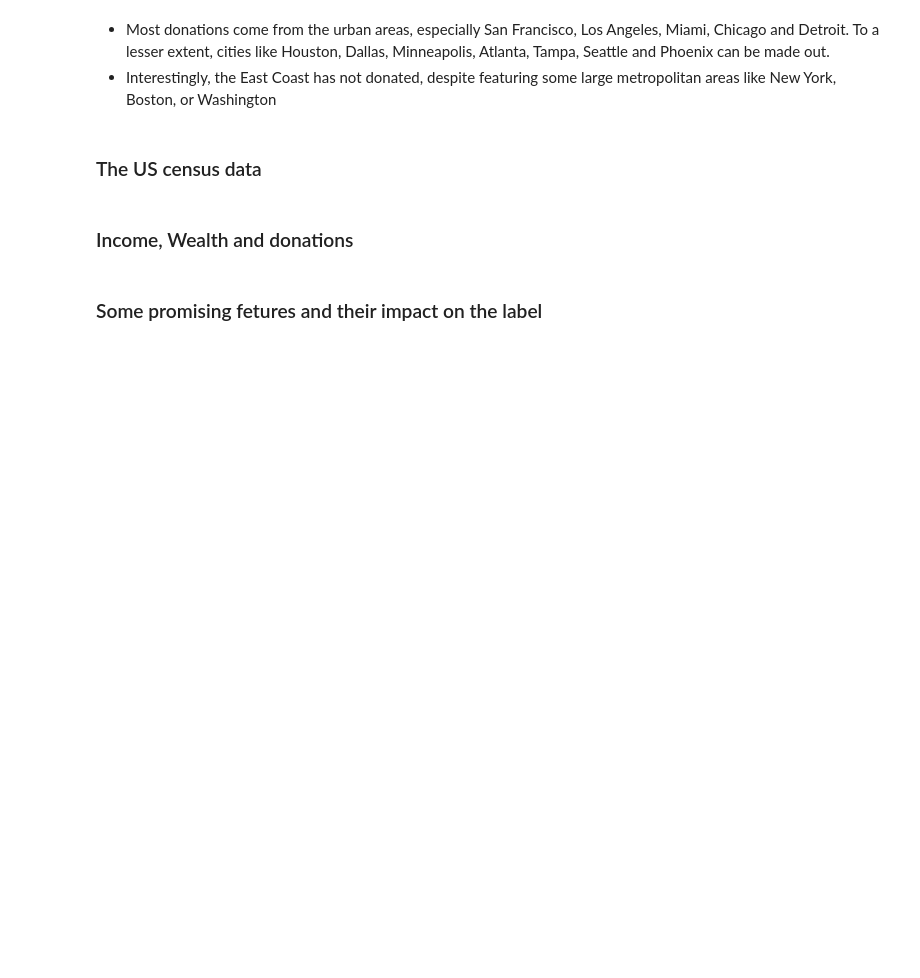
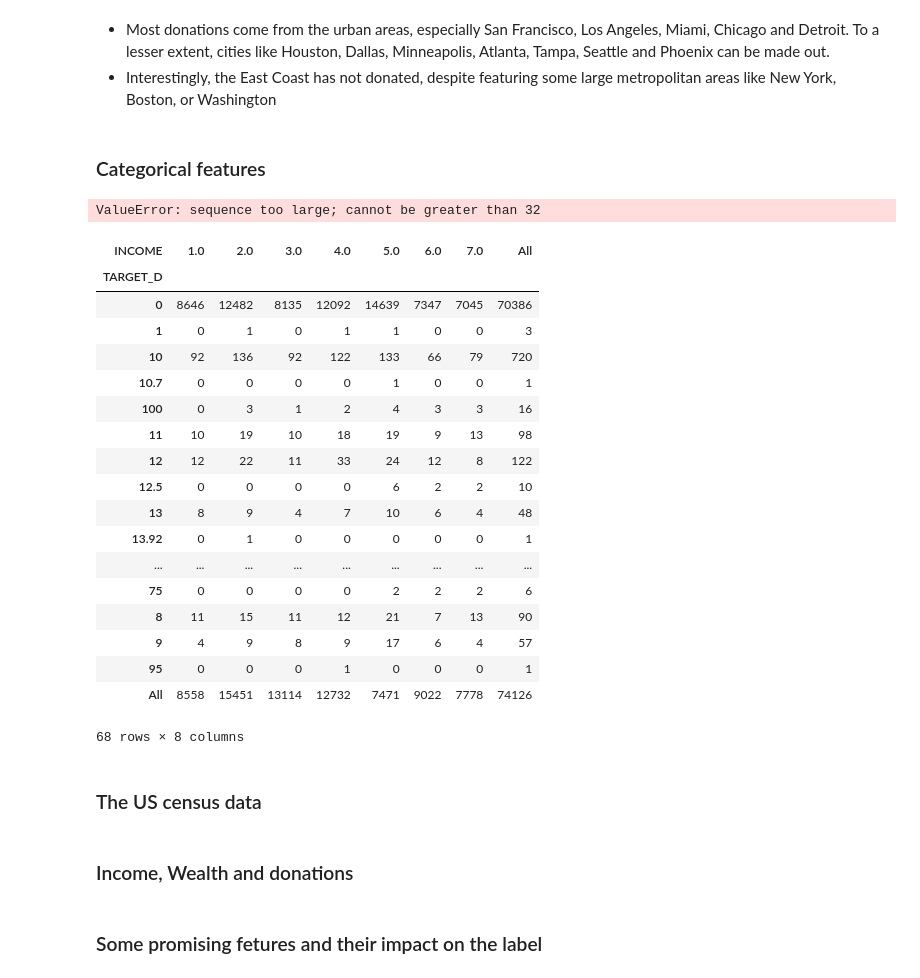
Before and after one commit to datarian/master-thesis-msc-statistics, a Jupyter notebook: code/jupyter_notebooks/eda.ipynb, the cells around one changed output. Saved outputs shown, nothing was run; the diff lists cells and outputs as text; code cells hidden in the pictures; blank space fills up the shorter version.

```diff
--- a/code/jupyter_notebooks/eda.ipynb
+++ b/code/jupyter_notebooks/eda.ipynb
@@ -400,2 +400,4 @@ durations = pd.DataFrame(durations, index=learning.index,columns=duration_featur
-# %%
-learning = learning.merge(durations, on=learning.index.name)
+# %%
+for cat in learning.select_dtypes(include="category").columns:
+    learning[cat] = learning[cat].cat.remove_unused_categories()
+    print("Feature: {}\n{}".format(cat, learning[cat].cat.categories))
@@ -401,0 +465,3 @@ learning = learning.merge(durations, on=learning.index.name)
+# %%
+int_cols = learning.select_dtypes(include="int64").columns
+learning[int_cols] = learning[int_cols].astype("float64")
@@ -650,3 +681,12 @@ Saving figure donations_geographical
 # %% [markdown]
 * Most donations come from the urban areas, especially San Francisco, Los Angeles, Miami, Chicago and Detroit. To a lesser extent, cities like Houston, Dallas, Minneapolis, Atlanta, Tampa, Seattle and Phoenix can be made out.
 * Interestingly, the East Coast has not donated, despite featuring some large metropolitan areas like New York, Boston, or Washington
+# %% [markdown]
+### Categorical features
+# %%
+categories = learning.select_dtypes("category").copy()
+target = categories['TARGET_D']
+categories = categories.drop('TARGET_D', axis=1)
+#categories['TARGET_B'] = learning.TARGET_B.astype("category")
+#categories['TARGET_D'] = learning.TARGET_D
+#categories_grouped = categories.groupby('TARGET_B')
@@ -653,3 +695,30 @@ Saving figure donations_geographical
+# %%
+lm = LogisticRegression(C=1e5, solver='lbfgs', multi_class='multinomial')
+lm.fit(np.ndarray(categories),y=np.ndarray(target))
+# %% [output]
+ValueError: sequence too large; cannot be greater than 32
+# %%
+pd.crosstab(categories.TARGET_D,[categories.INCOME],margins=True)
+# %% [output]
+| INCOME | 1.0 | 2.0 | 3.0 | 4.0 | 5.0 | 6.0 | 7.0 | All |
+| TARGET_D |  |  |  |  |  |  |  |  |
+| 0 | 8646 | 12482 | 8135 | 12092 | 14639 | 7347 | 7045 | 70386 |
+| 1 | 0 | 1 | 0 | 1 | 1 | 0 | 0 | 3 |
+| 10 | 92 | 136 | 92 | 122 | 133 | 66 | 79 | 720 |
+| 10.7 | 0 | 0 | 0 | 0 | 1 | 0 | 0 | 1 |
+| 100 | 0 | 3 | 1 | 2 | 4 | 3 | 3 | 16 |
+| 11 | 10 | 19 | 10 | 18 | 19 | 9 | 13 | 98 |
+| 12 | 12 | 22 | 11 | 33 | 24 | 12 | 8 | 122 |
+| 12.5 | 0 | 0 | 0 | 0 | 6 | 2 | 2 | 10 |
+| 13 | 8 | 9 | 4 | 7 | 10 | 6 | 4 | 48 |
+| 13.92 | 0 | 1 | 0 | 0 | 0 | 0 | 0 | 1 |
+| ... | ... | ... | ... | ... | ... | ... | ... | ... |
+| 75 | 0 | 0 | 0 | 0 | 2 | 2 | 2 | 6 |
+| 8 | 11 | 15 | 11 | 12 | 21 | 7 | 13 | 90 |
+| 9 | 4 | 9 | 8 | 9 | 17 | 6 | 4 | 57 |
+| 95 | 0 | 0 | 0 | 1 | 0 | 0 | 0 | 1 |
+| All | 8558 | 15451 | 13114 | 12732 | 7471 | 9022 | 7778 | 74126 |
+68 rows × 8 columns
 # %% [markdown]
 ### The US census data
 # %%
```
Also changed, not shown: parts of 115 cells of this notebook, 10 other files.
